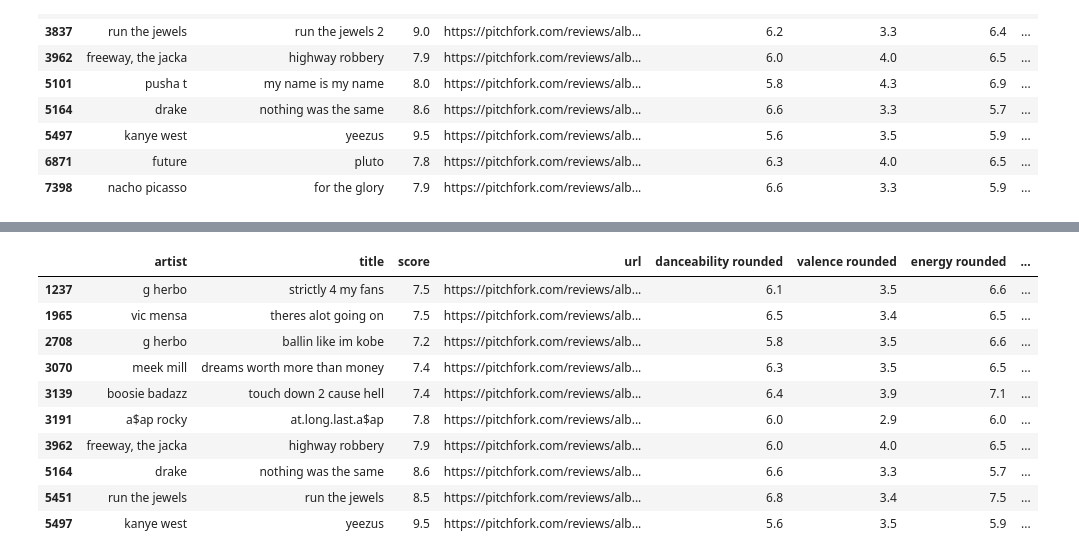
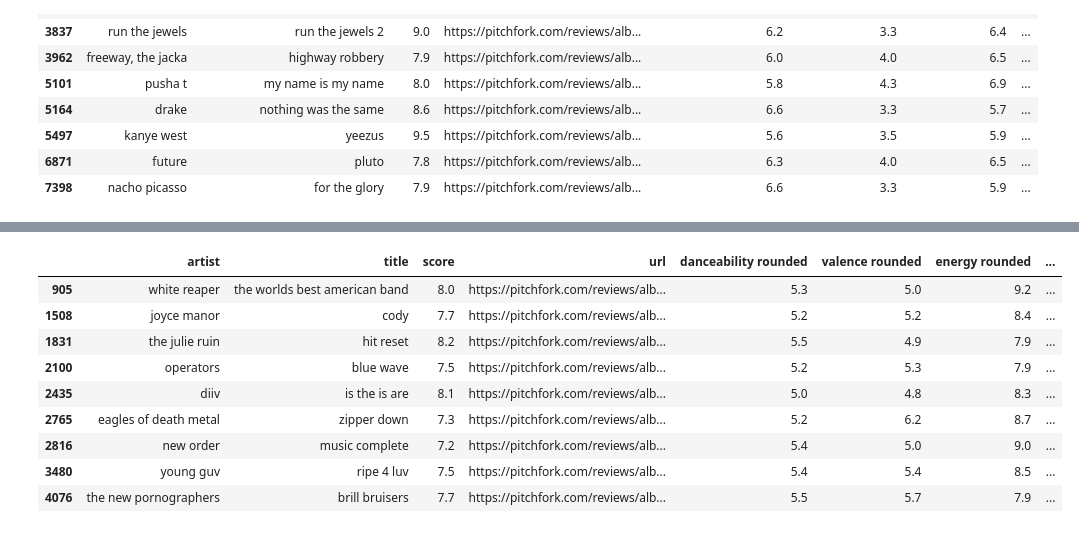
Before and after one commit to andrewjbashford/GalvanizeCapstone, a Jupyter notebook: Review Recommender.ipynb, the cells around one changed output, grey strips where cells are left out. Cells and saved outputs as stored; diff of their text form; code cells hidden in the pictures.

Commit message:
recommender tweaks

```diff
--- a/Review Recommender.ipynb
+++ b/Review Recommender.ipynb
@@ -53,6 +53,7 @@ df_merged['valence rounded'] = (df_merged['valence mean']*10).round(1)
 df_merged['energy rounded'] = (df_merged['energy mean']*10).round(1)
 df_merged['acousticness rounded'] = (df_merged['acousticness mean']*10).round(1)
 df_merged['score_bin_5'] = pd.cut(df_merged['score'], bins=5, labels=False)
+df_merged['score_bin_2'] = pd.cut(df_merged['score'], bins=2, labels=False)
 # %%
 df_merged['danceability rounded'].fillna(value=df_merged['danceability rounded'].mean(), inplace=True)
 df_merged['valence rounded'].fillna(value=df_merged['valence rounded'].mean(), inplace=True)
@@ -132,4 +139,4 @@ def get_similar(df, url, recommender):
     return df[(df['score'] > 7) &
                (df['url'].isin(top_5_similar))][['artist','title', 'score', 'url', 'danceability rounded',
                                                 'valence rounded', 'energy rounded', 'acousticness rounded',
-                                               'pub_year', 'spotify_match']].head(10)
+                                               'pub_year', 'spotify_match', 'album_uri']].head(10)
@@ -164,14 +247,13 @@ get_similar(df_merged, 'https://pitchfork.com/reviews/albums/17253-good-kid-maad
 # %%
-get_similar(df_merged, 'https://pitchfork.com/reviews/albums/19968-run-the-jewels-run-the-jewels-2/', recommender)
+get_similar(df_merged, 'https://pitchfork.com/reviews/albums/23070-whiteout-conditions/', recommender)
 # %% [output]
 |  | artist | title | score | url | danceability rounded | valence rounded | energy rounded | ... |
-| 1237 | g herbo | strictly 4 my fans | 7.5 | https://pitchfork.com/reviews/alb... | 6.1 | 3.5 | 6.6 | ... |
-| 1965 | vic mensa | theres alot going on | 7.5 | https://pitchfork.com/reviews/alb... | 6.5 | 3.4 | 6.5 | ... |
-| 2708 | g herbo | ballin like im kobe | 7.2 | https://pitchfork.com/reviews/alb... | 5.8 | 3.5 | 6.6 | ... |
-| 3070 | meek mill | dreams worth more than money | 7.4 | https://pitchfork.com/reviews/alb... | 6.3 | 3.5 | 6.5 | ... |
-| 3139 | boosie badazz | touch down 2 cause hell | 7.4 | https://pitchfork.com/reviews/alb... | 6.4 | 3.9 | 7.1 | ... |
-| 3191 | a$ap rocky | at.long.last.a$ap | 7.8 | https://pitchfork.com/reviews/alb... | 6.0 | 2.9 | 6.0 | ... |
-| 3962 | freeway, the jacka | highway robbery | 7.9 | https://pitchfork.com/reviews/alb... | 6.0 | 4.0 | 6.5 | ... |
-| 5164 | drake | nothing was the same | 8.6 | https://pitchfork.com/reviews/alb... | 6.6 | 3.3 | 5.7 | ... |
-| 5451 | run the jewels | run the jewels | 8.5 | https://pitchfork.com/reviews/alb... | 6.8 | 3.4 | 7.5 | ... |
-| 5497 | kanye west | yeezus | 9.5 | https://pitchfork.com/reviews/alb... | 5.6 | 3.5 | 5.9 | ... |
+| 905 | white reaper | the worlds best american band | 8.0 | https://pitchfork.com/reviews/alb... | 5.3 | 5.0 | 9.2 | ... |
+| 1508 | joyce manor | cody | 7.7 | https://pitchfork.com/reviews/alb... | 5.2 | 5.2 | 8.4 | ... |
+| 1831 | the julie ruin | hit reset | 8.2 | https://pitchfork.com/reviews/alb... | 5.5 | 4.9 | 7.9 | ... |
+| 2100 | operators | blue wave | 7.5 | https://pitchfork.com/reviews/alb... | 5.2 | 5.3 | 7.9 | ... |
+| 2435 | diiv | is the is are | 8.1 | https://pitchfork.com/reviews/alb... | 5.0 | 4.8 | 8.3 | ... |
+| 2765 | eagles of death metal | zipper down | 7.3 | https://pitchfork.com/reviews/alb... | 5.2 | 6.2 | 8.7 | ... |
+| 2816 | new order | music complete | 7.2 | https://pitchfork.com/reviews/alb... | 5.4 | 5.0 | 9.0 | ... |
+| 3480 | young guv | ripe 4 luv | 7.5 | https://pitchfork.com/reviews/alb... | 5.4 | 5.4 | 8.5 | ... |
+| 4076 | the new pornographers | brill bruisers | 7.7 | https://pitchfork.com/reviews/alb... | 5.5 | 5.7 | 7.9 | ... |
```
Also changed, not shown: parts of 28 cells of this notebook, 2 other files.
